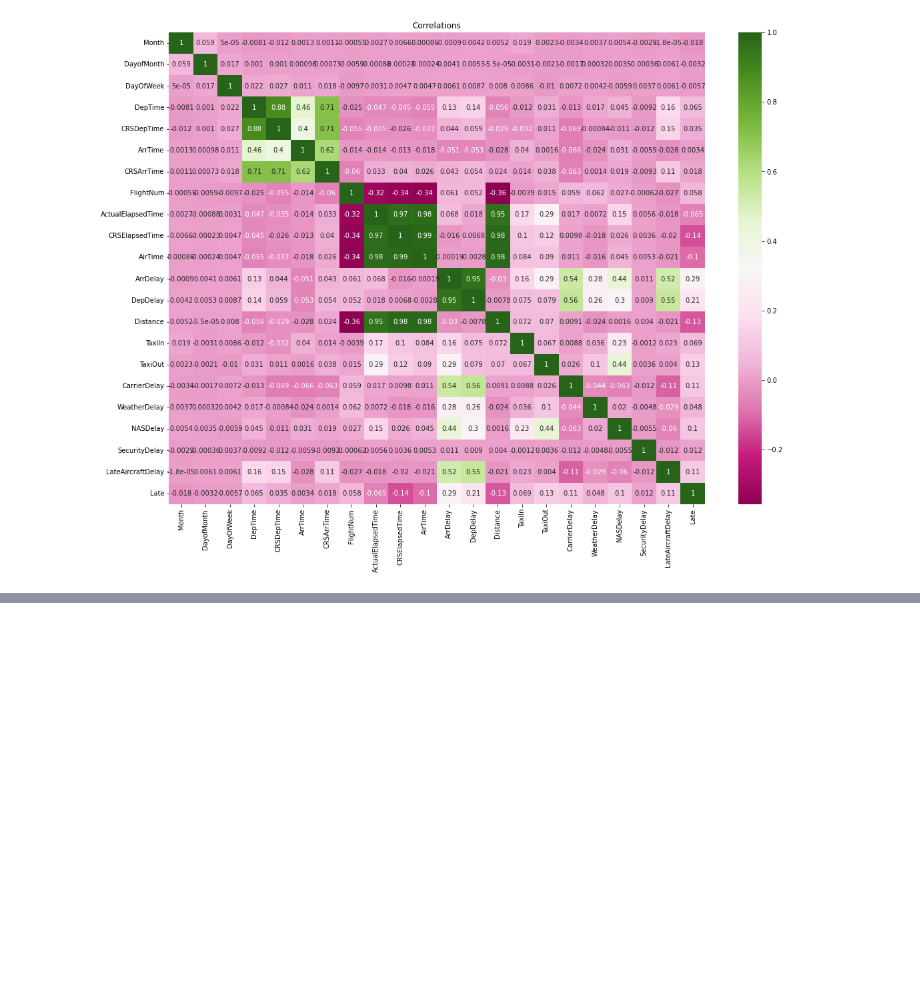
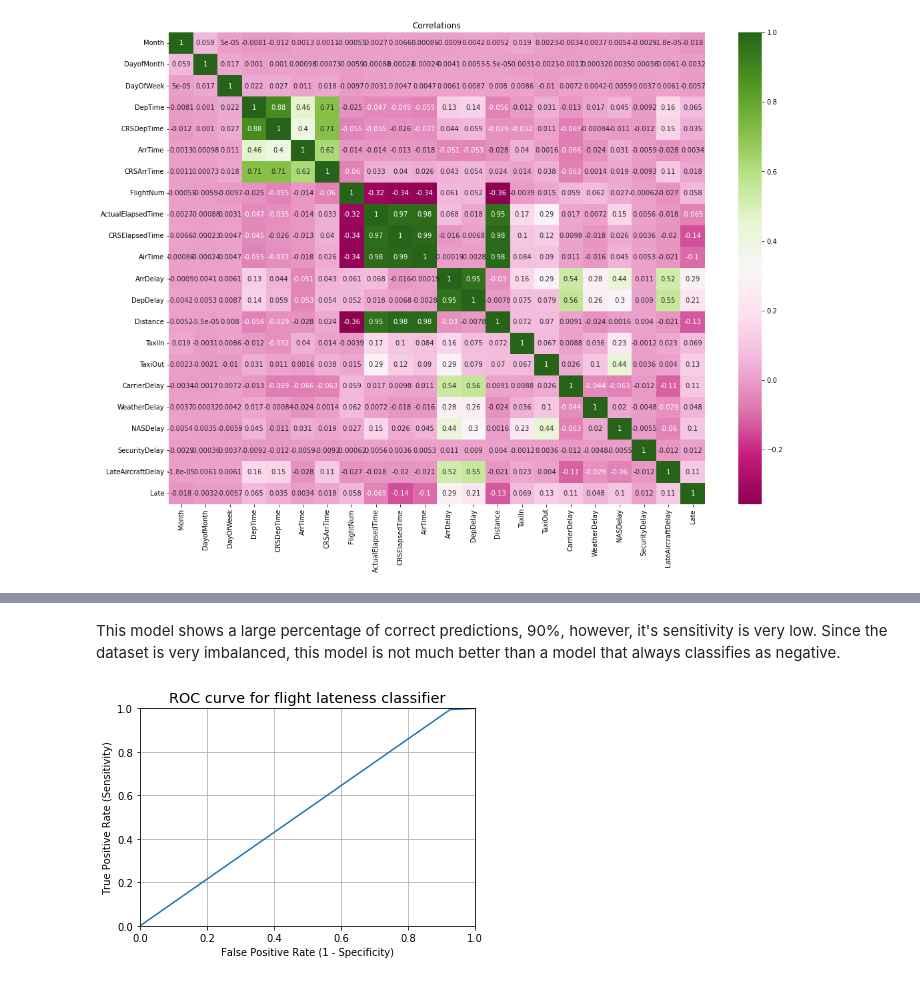
Before and after one commit to mimikyu8/Supervised_Classification, a Jupyter notebook: S10 T01 - Supervised learning - Classification.ipynb, the cells around one changed output, grey strips where cells are left out. Cells and saved outputs as stored; diff of their text form; code cells hidden in the pictures; blank space fills up the shorter version.

```diff
--- a/S10 T01 - Supervised learning - Classification.ipynb
+++ b/S10 T01 - Supervised learning - Classification.ipynb
@@ -178,12 +185,15 @@ We will pick DepDelay, TaxiIn, TaxiOut, CarrierDelay, WeatherDelay, NASDelay, Se
+# %%
+#making a sample of 1% of the dataset
+random_df = df.sample(frac = 0.01, random_state = 0)
 # %%
-X = df[["DepDelay", "TaxiIn", "TaxiOut", "CarrierDelay", "WeatherDelay", "NASDelay", "SecurityDelay",
+X = random_df[["DepDelay", "TaxiIn", "TaxiOut", "CarrierDelay", "WeatherDelay", "NASDelay", "SecurityDelay",
                "LateAircraftDelay"]]
-y = df[["ArrDelay"]]
+y = random_df[["Late"]]
 # %%
 from sklearn.neural_network import MLPClassifier
 
 #training
-mlp = MLPClassifier()
+mlp = MLPClassifier(hidden_layer_sizes = (10))
 mlp.fit(X, y)
 
 pred_nn = mlp.predict(X)
@@ -189,0 +233,20 @@ pred_nn = mlp.predict(X)
+# %% [markdown]
+This model shows a large percentage of correct predictions, 90%, however, it's sensitivity is very low. Since the dataset is very imbalanced, this model is not much better than a model that always classifies as negative.
+# %%
+# IMPORTANT: first argument is true values, second argument is predicted probabilities
+
+# roc_curve returns 3 objects fpr, tpr, thresholds
+# fpr: false positive rate
+# tpr: true positive rate
+fpr, tpr, thresholds = metrics.roc_curve(y, pred_nn)
+
+plt.plot(fpr, tpr)
+plt.xlim([0.0, 1.0])
+plt.ylim([0.0, 1.0])
+plt.rcParams['font.size'] = 12
+plt.title('ROC curve for flight lateness classifier')
+plt.xlabel('False Positive Rate (1 - Specificity)')
+plt.ylabel('True Positive Rate (Sensitivity)')
+plt.grid(True)
+# %% [output]
+[figure, added]
```
Also changed, not shown: parts of 8 cells of this notebook.
